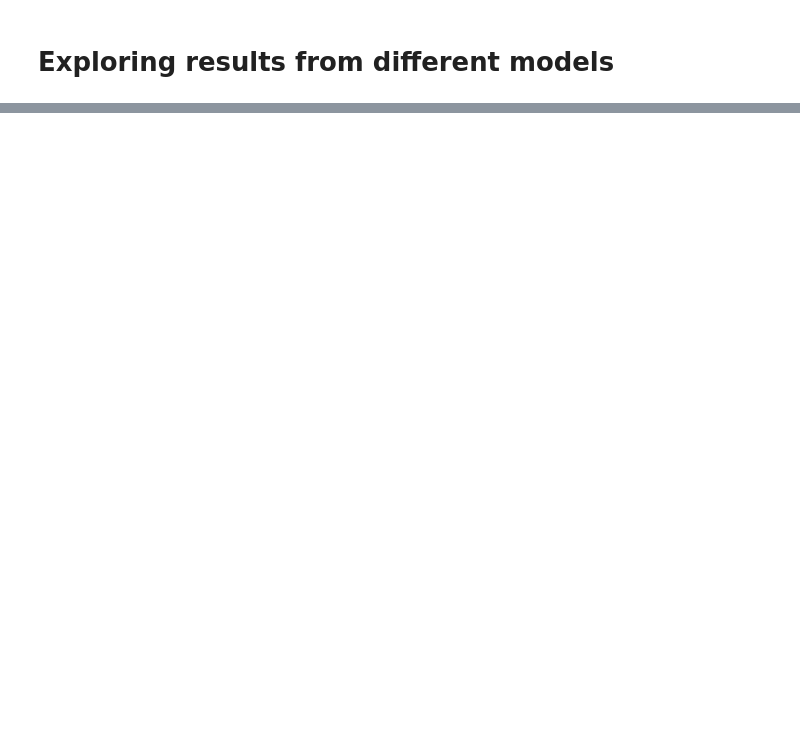
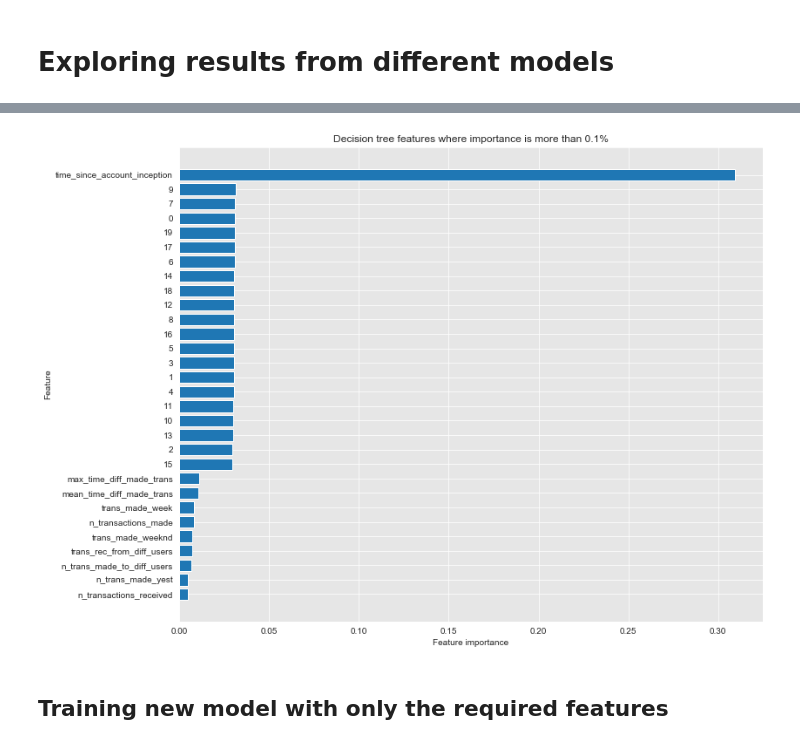
Before and after one commit to fromdatavistodatascience/venmo, a Jupyter notebook: modelling.ipynb, the cells around one changed output, grey strips where cells are left out. Drawn from its saved outputs; the diff is of its cells as text; code cells hidden in the pictures; blank space fills up the shorter version.

```diff
--- a/modelling.ipynb
+++ b/modelling.ipynb
@@ -155,0 +345,22 @@ plot_confusion_matrix(cnf_matrix, classes, title='Confusion matrix', cmap=plt.cm
+# %%
+def plot_feature_importances(X, X_train, model):
+    """Function that plots a barchart of the individual features and
+    their corresponding feature importance."""
+    n_features = X_train.shape[1]
+    plt.figure(figsize=(12, 10))
+    features = list(zip(X.columns, model.feature_importances_))
+    sorted_features = sorted(features, key=lambda x: x[1])
+    sorted_imp = [imp[1] for imp in sorted_features if imp[1] > 0.004]
+    sorted_fts = [fts[0] for fts in sorted_features if fts[1] > 0.004]
+    plt.barh(range(len(sorted_imp)), sorted_imp, align='center')
+    plt.yticks(np.arange(len(sorted_fts)), sorted_fts)
+    plt.xlabel("Feature importance")
+    plt.ylabel("Feature")
+    plt.title("Decision tree features where importance is more than 0.04%")
+    return plt.show()
+# %%
+plot_feature_importances(X, X_train_resampled, ent_forest_model)
+# %% [output]
+[figure, added]
+# %% [markdown]
+## Training new model with only the required features
```
Also changed, not shown: parts of 100 cells of this notebook.
